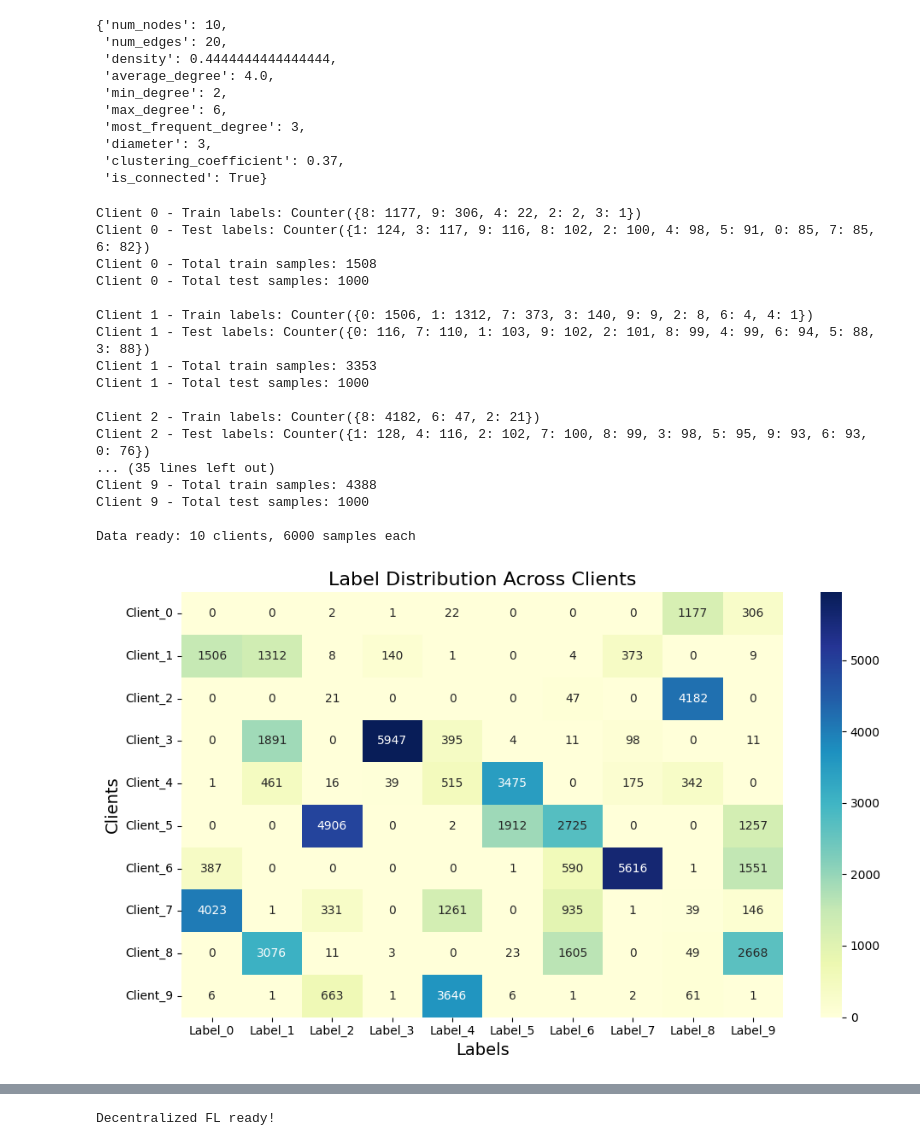
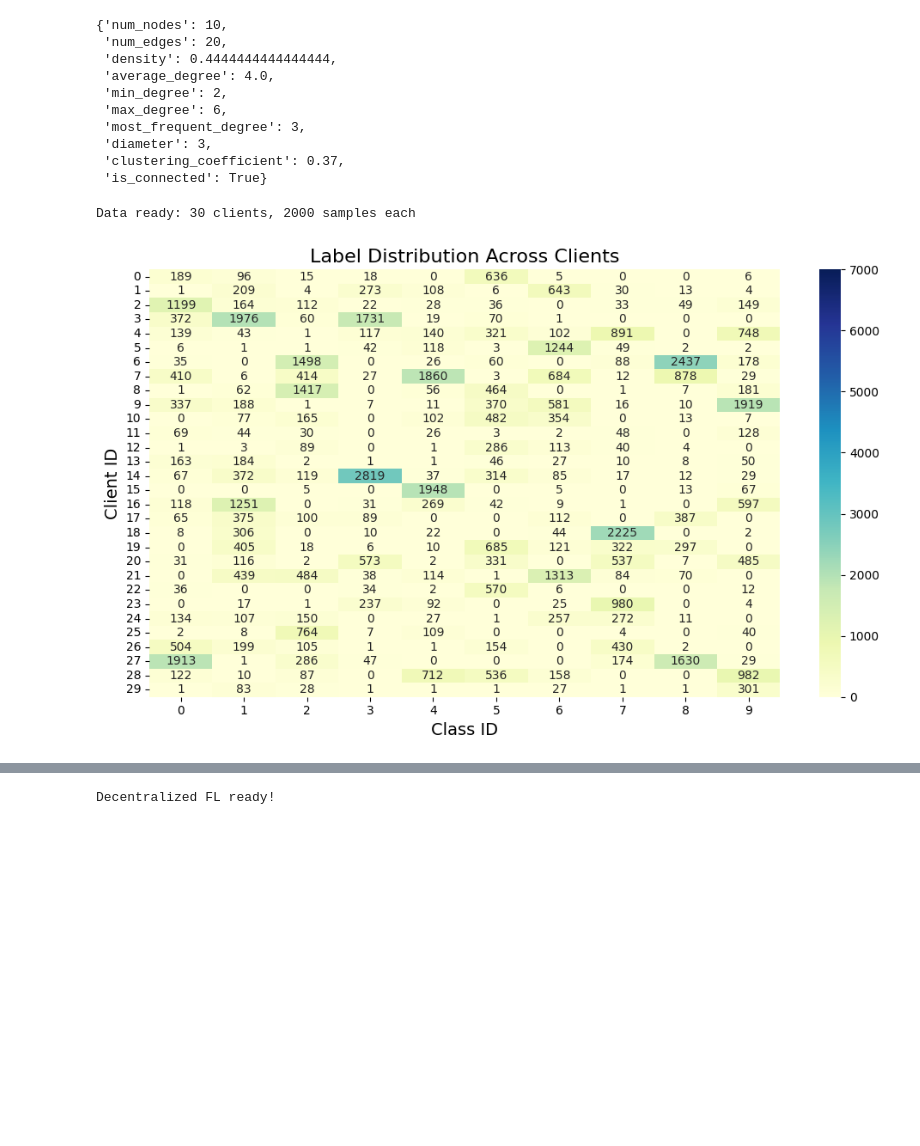
Before and after one commit to Bulbatronik/icsp-gfl, a Jupyter notebook: network.ipynb, the cells around one changed output, grey strips where cells are left out. Saved outputs shown, nothing was run; the diff lists cells and outputs as text; code cells hidden in the pictures; blank space fills up the shorter version.

```diff
--- a/network.ipynb
+++ b/network.ipynb
@@ -313,7 +313,6 @@ network.get_topology_info(G)
  'is_connected': True}
 # %%
 # Data Distribution for Decentralized Federated Learning
-
 class DataDistributor:
     """Class to handle data distribution among federated learning clients"""
 
@@ -565,42 +564,27 @@ class DataDistributor:
                 label_counts[client_id, label] = count
 
         # Create DataFrame for seaborn
-        df = pd.DataFrame(label_counts, columns=[f'Label_{i}' for i in range(10)], index=[f'Client_{i}' for i in range(self.num_clients)])
+        df = pd.DataFrame(label_counts, columns=[f'{i}' for i in range(10)], index=[f'{i}' for i in range(self.num_clients)])
 
         plt.figure(figsize=(10, 6))
         #sns.heatmap(df, annot=True, fmt='d', cmap='YlGnBu')
         # Fix heatmap to be from 0 to total_labels/num_clients
-        sns.heatmap(df, annot=True, fmt='d', cmap='YlGnBu', vmin=0, vmax=np.max(label_counts))
+        sns.heatmap(df, annot=True, fmt='d', cmap='YlGnBu', vmin=0, vmax=7000)
         plt.title('Label Distribution Across Clients', fontsize=16)
-        plt.xlabel('Labels', fontsize=14)
-        plt.ylabel('Clients', fontsize=14)
+        plt.xlabel('Class ID', fontsize=14)
+        plt.ylabel('Client ID', fontsize=14)
+        # Remove ticks completely
         plt.tight_layout()
         plt.show()
 # %%
 # Setup data distribution
-num_clients = 10
+num_clients = 30
 data_distributor = DataDistributor(num_clients=num_clients, dataset_name='mnist')
-client_data_info = data_distributor.distribute_dirichlet_data(batch_size=64, alpha=0.1, data_dir='./data')
+client_data_info = data_distributor.distribute_dirichlet_data(batch_size=64, alpha=0.2, data_dir='./data')
 
 print(f"Data ready: {num_clients} clients, {data_distributor.get_data_summary()['avg_train_per_client']} samples each")
 # Visualize label distribution
 data_distributor.plot_heatmap()
 # %% [output]
-Client 0 - Train labels: Counter({8: 1177, 9: 306, 4: 22, 2: 2, 3: 1})
-Client 0 - Test labels: Counter({1: 124, 3: 117, 9: 116, 8: 102, 2: 100, 4: 98, 5: 91, 0: 85, 7: 85, 6: 82})
-Client 0 - Total train samples: 1508
-Client 0 - Total test samples: 1000
-
-Client 1 - Train labels: Counter({0: 1506, 1: 1312, 7: 373, 3: 140, 9: 9, 2: 8, 6: 4, 4: 1})
-Client 1 - Test labels: Counter({0: 116, 7: 110, 1: 103, 9: 102, 2: 101, 8: 99, 4: 99, 6: 94, 5: 88, 3: 88})
-Client 1 - Total train samples: 3353
-Client 1 - Total test samples: 1000
-
-Client 2 - Train labels: Counter({8: 4182, 6: 47, 2: 21})
-Client 2 - Test labels: Counter({1: 128, 4: 116, 2: 102, 7: 100, 8: 99, 3: 98, 5: 95, 9: 93, 6: 93, 0: 76})
-... (35 lines left out)
-Client 9 - Total train samples: 4388
-Client 9 - Total test samples: 1000
-
-Data ready: 10 clients, 6000 samples each
+Data ready: 30 clients, 2000 samples each
-[figure, old version]
+[figure, new version]
```
Also changed, not shown: parts of 14 cells of this notebook.
